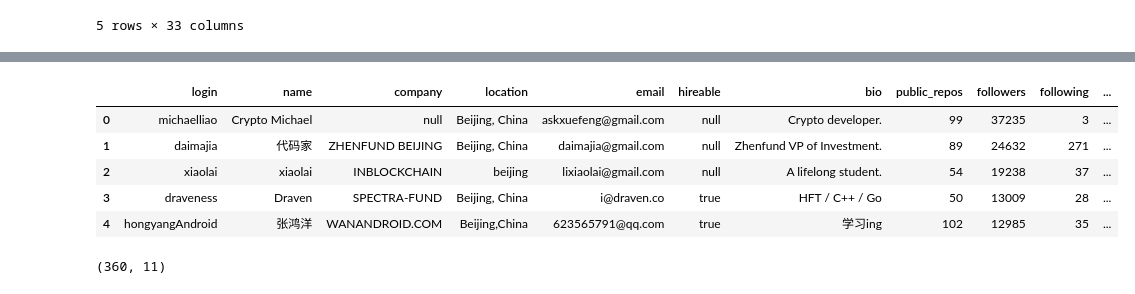
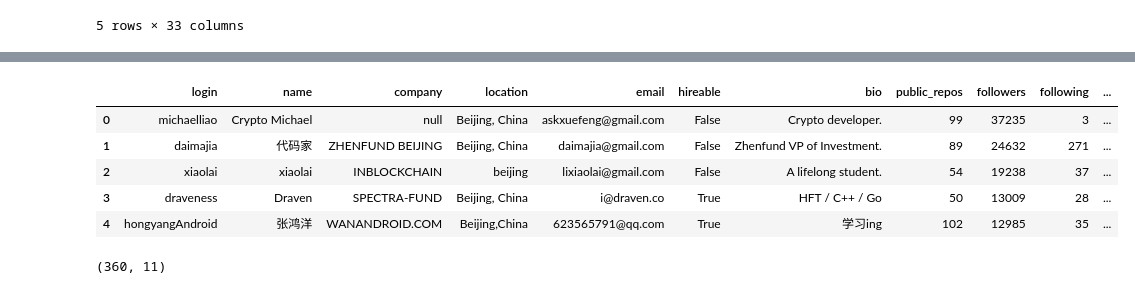
Before and after one commit to Param302/TDS-Project1, a Jupyter notebook: data_loading.ipynb, the cells around one changed output, grey strips where cells are left out. Cells and saved outputs as stored; diff of their text form; code cells hidden in the pictures.

Commit message:
Fixed hireable data in users.csv

```diff
--- a/data_loading.ipynb
+++ b/data_loading.ipynb
@@ -157,16 +157,18 @@ cols = ["login", "name", "company", "location", "email",
         "hireable", "bio", "public_repos", "followers", "following", "created_at"]
 # %%
 user_df = user_details[cols].copy(deep=True)
-user_df.replace({None: "null", True: "true", "False": "false"}, inplace=True)
+user_df[["login", "name", "email", "company", "bio", "created_at"]] = user_df[[
+    "login", "name", "email", "company", "bio", "created_at"]].replace({None: "null"})
+user_df["hireable"] = user_df["hireable"].replace({None: False})
 user_df["company"] = user_df["company"].apply(fix_company_name)
 user_df.head()
 # %% [output]
 |  | login | name | company | location | email | hireable | bio | public_repos | followers | following | ... |
-| 0 | michaelliao | Crypto Michael | null | Beijing, China | askxuefeng@gmail.com | null | Crypto developer. | 99 | 37235 | 3 | ... |
-| 1 | daimajia | 代码家 | ZHENFUND BEIJING | Beijing, China | daimajia@gmail.com | null | Zhenfund VP of Investment. | 89 | 24632 | 271 | ... |
-| 2 | xiaolai | xiaolai | INBLOCKCHAIN | beijing | lixiaolai@gmail.com | null | A lifelong student. | 54 | 19238 | 37 | ... |
-| 3 | draveness | Draven | SPECTRA-FUND | Beijing, China | i@draven.co | true | HFT / C++ / Go | 50 | 13009 | 28 | ... |
-| 4 | hongyangAndroid | 张鸿洋 | WANANDROID.COM | Beijing,China | 623565791@qq.com | true | 学习ing | 102 | 12985 | 35 | ... |
+| 0 | michaelliao | Crypto Michael | null | Beijing, China | askxuefeng@gmail.com | False | Crypto developer. | 99 | 37235 | 3 | ... |
+| 1 | daimajia | 代码家 | ZHENFUND BEIJING | Beijing, China | daimajia@gmail.com | False | Zhenfund VP of Investment. | 89 | 24632 | 271 | ... |
+| 2 | xiaolai | xiaolai | INBLOCKCHAIN | beijing | lixiaolai@gmail.com | False | A lifelong student. | 54 | 19238 | 37 | ... |
+| 3 | draveness | Draven | SPECTRA-FUND | Beijing, China | i@draven.co | True | HFT / C++ / Go | 50 | 13009 | 28 | ... |
+| 4 | hongyangAndroid | 张鸿洋 | WANANDROID.COM | Beijing,China | 623565791@qq.com | True | 学习ing | 102 | 12985 | 35 | ... |
 # %%
 user_df.shape
 # %% [output]
```
Also changed, not shown: parts of 1 cell of this notebook, 1 other file.
